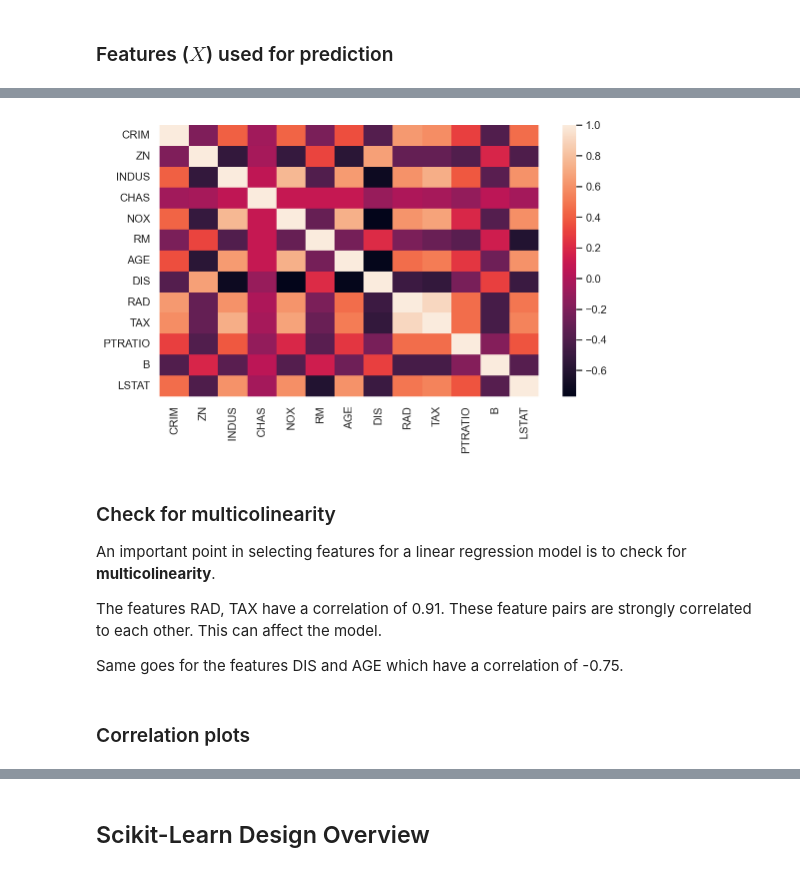
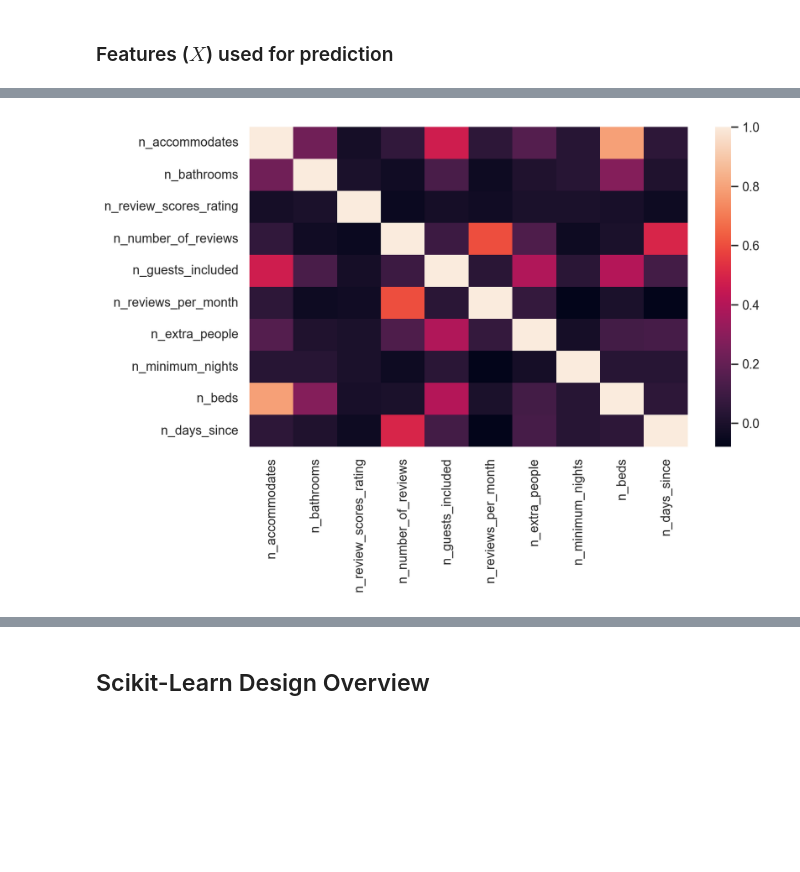
Before and after one commit to malkaguillot/ECON2206-Data-Management-2023, a Jupyter notebook: practice/4.2-ML-regressions.ipynb, the cells around one changed output, grey strips where cells are left out. Drawn from its saved outputs; the diff is of its cells as text; code cells hidden in the pictures; blank space fills up the shorter version.

```diff
--- a/practice/4.2-ML-regressions.ipynb
+++ b/practice/4.2-ML-regressions.ipynb
@@ -72,0 +66,3 @@ dict_keys(['data', 'target', 'feature_names', 'DESCR', 'filename', 'data_module'
+# %%
+data = pd.read_csv("airbnb_hackney_work.csv")
+data.head()
@@ -95,10 +99,10 @@ Boston house prices dataset
 # %% [markdown]
 ### Create $X$ and $y$
 # %%
-X_full= data.data
-y_full= data.target
+features= data.drop(columns=['usd_price_day', 'price','ln_price', 'id'])
+y_full= data['ln_price']
 
-n_samples = X_full.shape[0]
-n_features = X_full.shape[1]
+n_samples = features.shape[0]
+n_features = features.shape[1]
 print(n_samples, n_features)
 # %% [output]
@@ -175,0 +163,7 @@ The seaborn package offers a heatmap that will allow a two-dimensional graphical
+# %%
+# data represented with numbers
+filter_col = [col for col in features if (col.startswith('n_'))]
+filter_col = [col for col in filter_col if not (col.endswith('2') or col.endswith('3'))]
+
+numerical_data = features[filter_col]
+numerical_data.info()
@@ -176,19 +195,9 @@ The seaborn package offers a heatmap that will allow a two-dimensional graphical
 # %%
 import pandas as pd
 import matplotlib.pyplot as plt
 sns.set(rc={'figure.figsize':(8.5,5)})
-correlation_matrix = X_df.corr().round(2)
+correlation_matrix = numerical_data.corr().round(2)
 sns.heatmap(correlation_matrix) #annot=True
 plt.show()
 # %% [output]
-[figure, old version]
+[figure, new version]
-# %% [markdown]
-### Check for multicolinearity
-
-An important point in selecting features for a linear regression model is to check for **multicolinearity**.
-
-The features RAD, TAX have a correlation of 0.91. These feature pairs are strongly correlated to each other. This can affect the model.
-
-Same goes for the features DIS and AGE which have a correlation of -0.75.
-# %% [markdown]
-### Correlation plots
```
Also changed, not shown: parts of 137 cells of this notebook, 6 other files.
